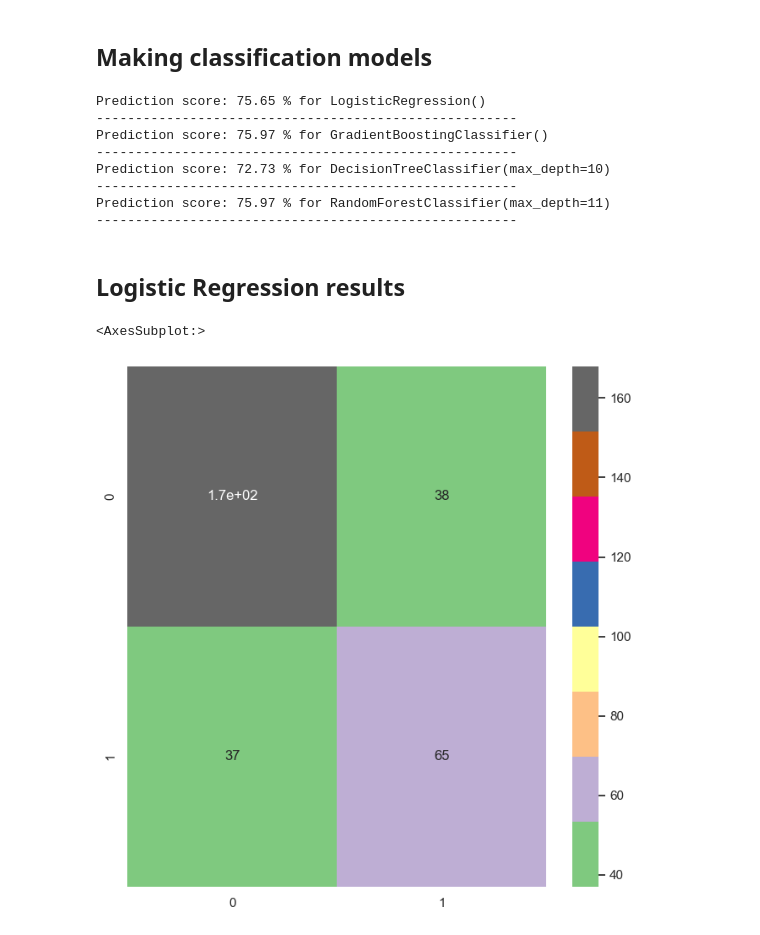
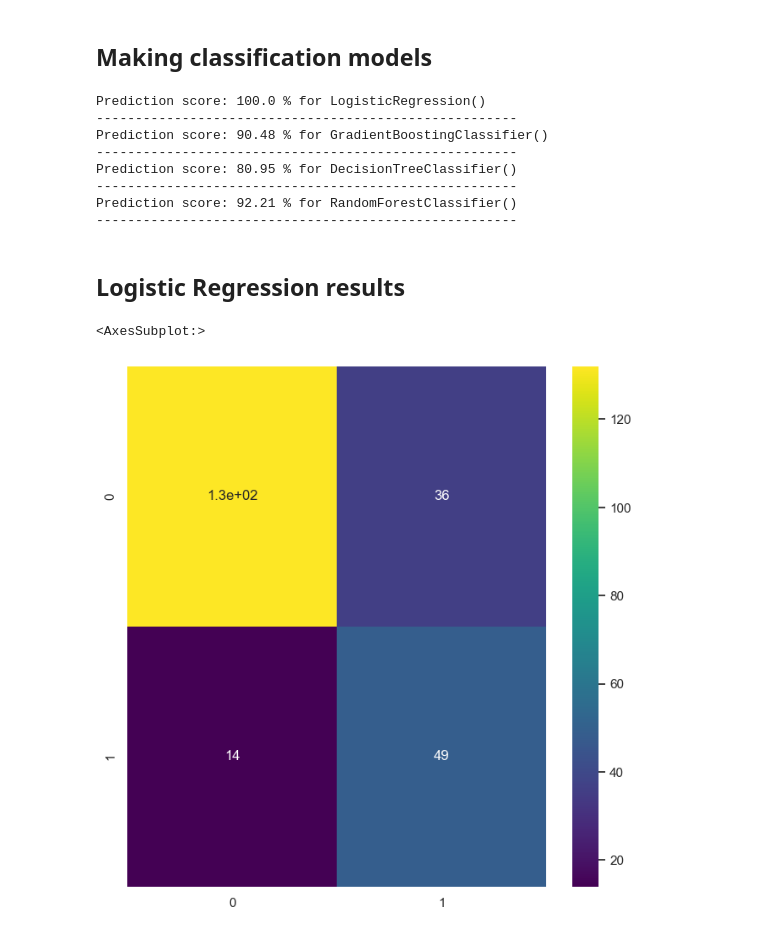
Before and after one commit to viktorzhumakhmetov/Kaggle-Data-Analytics, a Jupyter notebook: Diabets Classification.ipynb, the cells around one changed output. Saved outputs shown, nothing was run; the diff lists cells and outputs as text; code cells hidden in the pictures.

```diff
--- a/Diabets Classification.ipynb
+++ b/Diabets Classification.ipynb
@@ -108,42 +108,42 @@ Xs = scaler.fit_transform(X)
 # Splitting data to train and test
 
 x_train, x_test, y_train, y_test = train_test_split(Xs,y,
-                                                    test_size=0.4,
-                                                    random_state=42)
+                                                    test_size=0.3,
+                                                    random_state=1)
 # %%
 # Using 4 different classifiers to choose the best score
 
 LR = LogisticRegression()
 GB = GradientBoostingClassifier()
-DT = DecisionTreeClassifier(max_depth = 10)
-RF = RandomForestClassifier(max_depth = 11)
+DT = DecisionTreeClassifier()
+RF = RandomForestClassifier()
 
 models = [LR, GB, DT, RF]
 
 
 for model in models:
     model.fit(x_train, y_train)
-    print(f'Prediction score: {round(model.score(x_test,y_test) * 100,2)} % for {model}')
+    print(f'Prediction score: {round(model.score(x_test,LR.predict(x_test)) * 100,2)} % for {model}')
     print('------------------------------------------------------')
 # %% [output]
-Prediction score: 75.65 % for LogisticRegression()
+Prediction score: 100.0 % for LogisticRegression()
 ------------------------------------------------------
-Prediction score: 75.97 % for GradientBoostingClassifier()
+Prediction score: 90.48 % for GradientBoostingClassifier()
 ------------------------------------------------------
-Prediction score: 72.73 % for DecisionTreeClassifier(max_depth=10)
+Prediction score: 80.95 % for DecisionTreeClassifier()
 ------------------------------------------------------
-Prediction score: 75.97 % for RandomForestClassifier(max_depth=11)
+Prediction score: 92.21 % for RandomForestClassifier()
 ------------------------------------------------------
 # %% [markdown]
 ## Logistic Regression results
 # %%
 # Confusion matrix for Logistic Regression
 
 plt.figure(figsize=(8,8))
-sns.heatmap(confusion_matrix(y_test, LR.predict(x_test)), annot=True, cmap='Accent')
+sns.heatmap(confusion_matrix(LR.predict(x_test),y_test), annot=True, cmap='viridis')
 # %% [output]
 <AxesSubplot:>
-[figure, old version]
+[figure, new version]
 # %%
 print(f'Accuracy:  {accuracy_score(y_test, LR.predict(x_test)).round(2)}')
 # %% [output]
```
Also changed, not shown: parts of 3 cells of this notebook, 2 other files.
